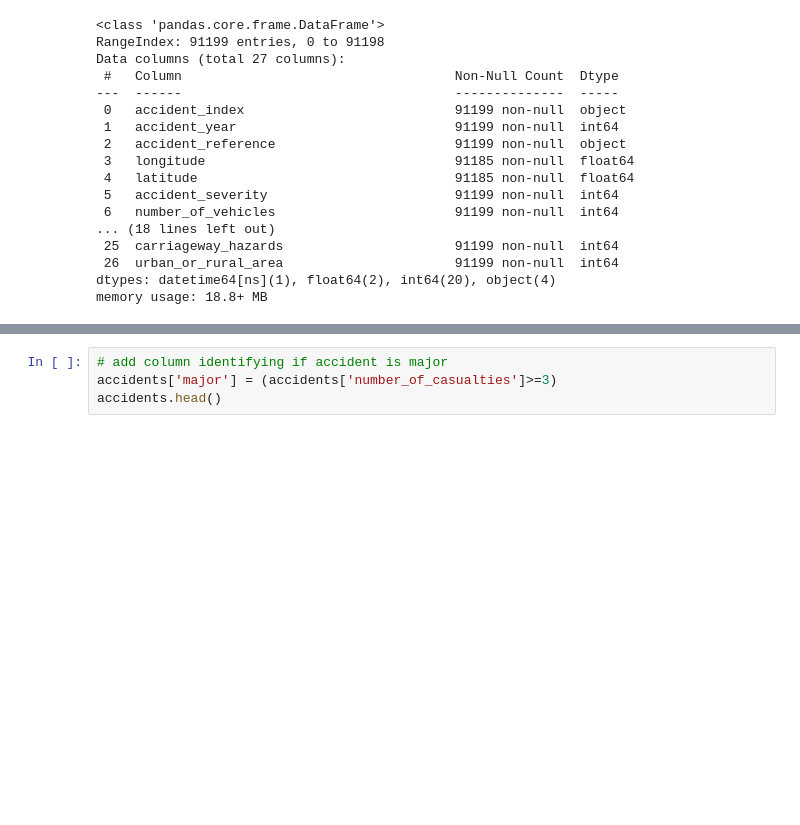
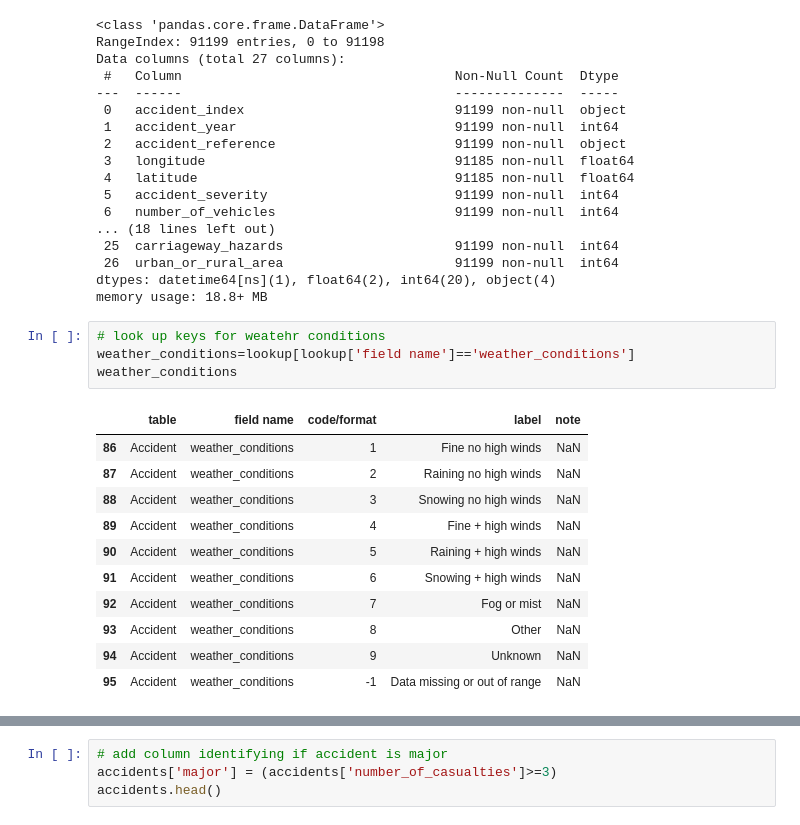
Before and after one commit to teruki-i/high_fatality_accidents, a Jupyter notebook: notebook.ipynb, the cells around one changed output, grey strips where cells are left out. Drawn from its saved outputs; the diff is of its cells as text; blank space fills up the shorter version.

```diff
--- a/notebook.ipynb
+++ b/notebook.ipynb
@@ -109,3 +109,19 @@ Data columns (total 27 columns):
  26  urban_or_rural_area                      91199 non-null  int64
 dtypes: datetime64[ns](1), float64(2), int64(20), object(4)
 memory usage: 18.8+ MB
+# %%
+# look up keys for weatehr conditions
+weather_conditions=lookup[lookup['field name']=='weather_conditions']
+weather_conditions
+# %% [output]
+|  | table | field name | code/format | label | note |
+| 86 | Accident | weather_conditions | 1 | Fine no high winds | NaN |
+| 87 | Accident | weather_conditions | 2 | Raining no high winds | NaN |
+| 88 | Accident | weather_conditions | 3 | Snowing no high winds | NaN |
+| 89 | Accident | weather_conditions | 4 | Fine + high winds | NaN |
+| 90 | Accident | weather_conditions | 5 | Raining + high winds | NaN |
+| 91 | Accident | weather_conditions | 6 | Snowing + high winds | NaN |
+| 92 | Accident | weather_conditions | 7 | Fog or mist | NaN |
+| 93 | Accident | weather_conditions | 8 | Other | NaN |
+| 94 | Accident | weather_conditions | 9 | Unknown | NaN |
+| 95 | Accident | weather_conditions | -1 | Data missing or out of range | NaN |
```
Also changed, not shown: parts of 5 cells of this notebook.
